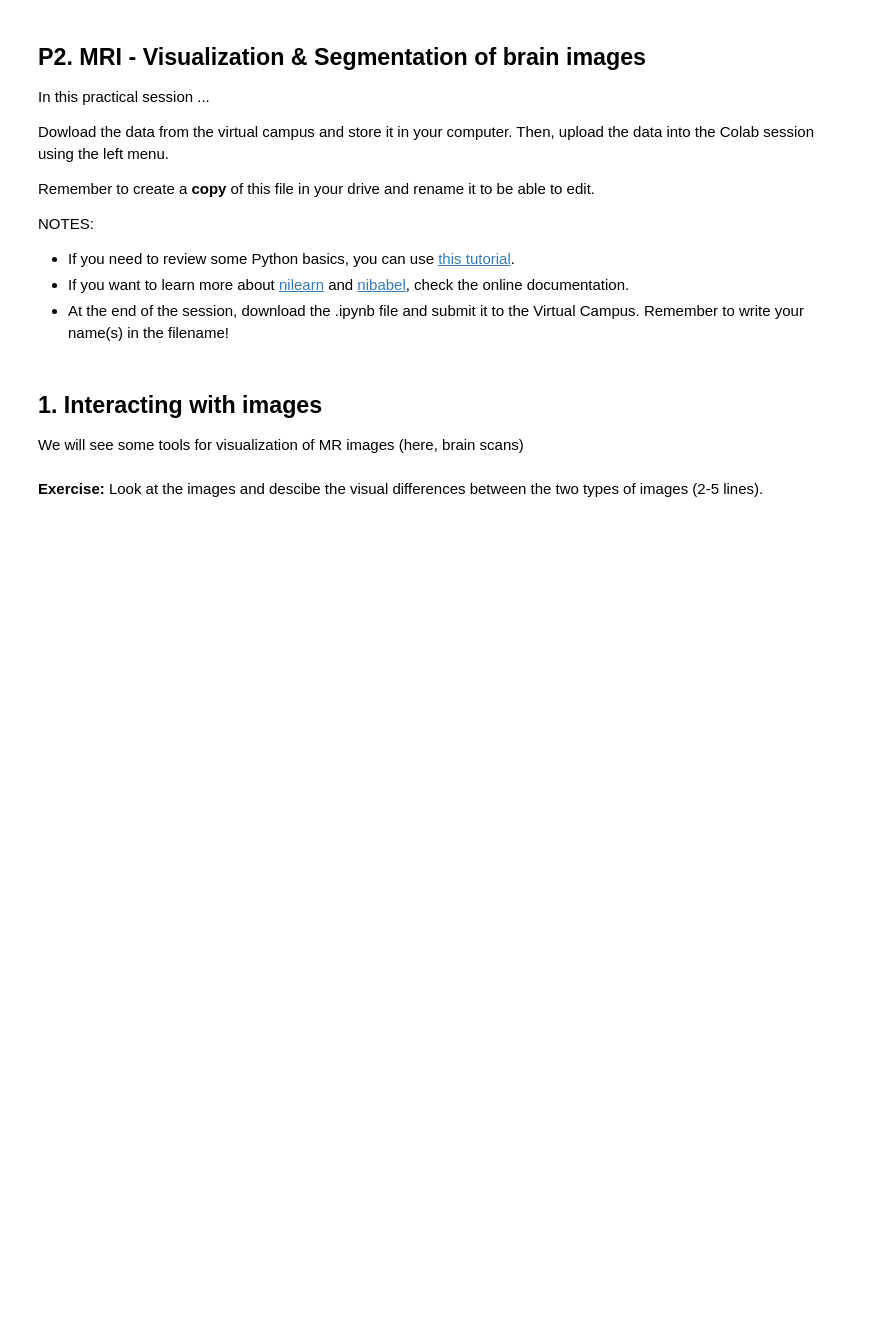
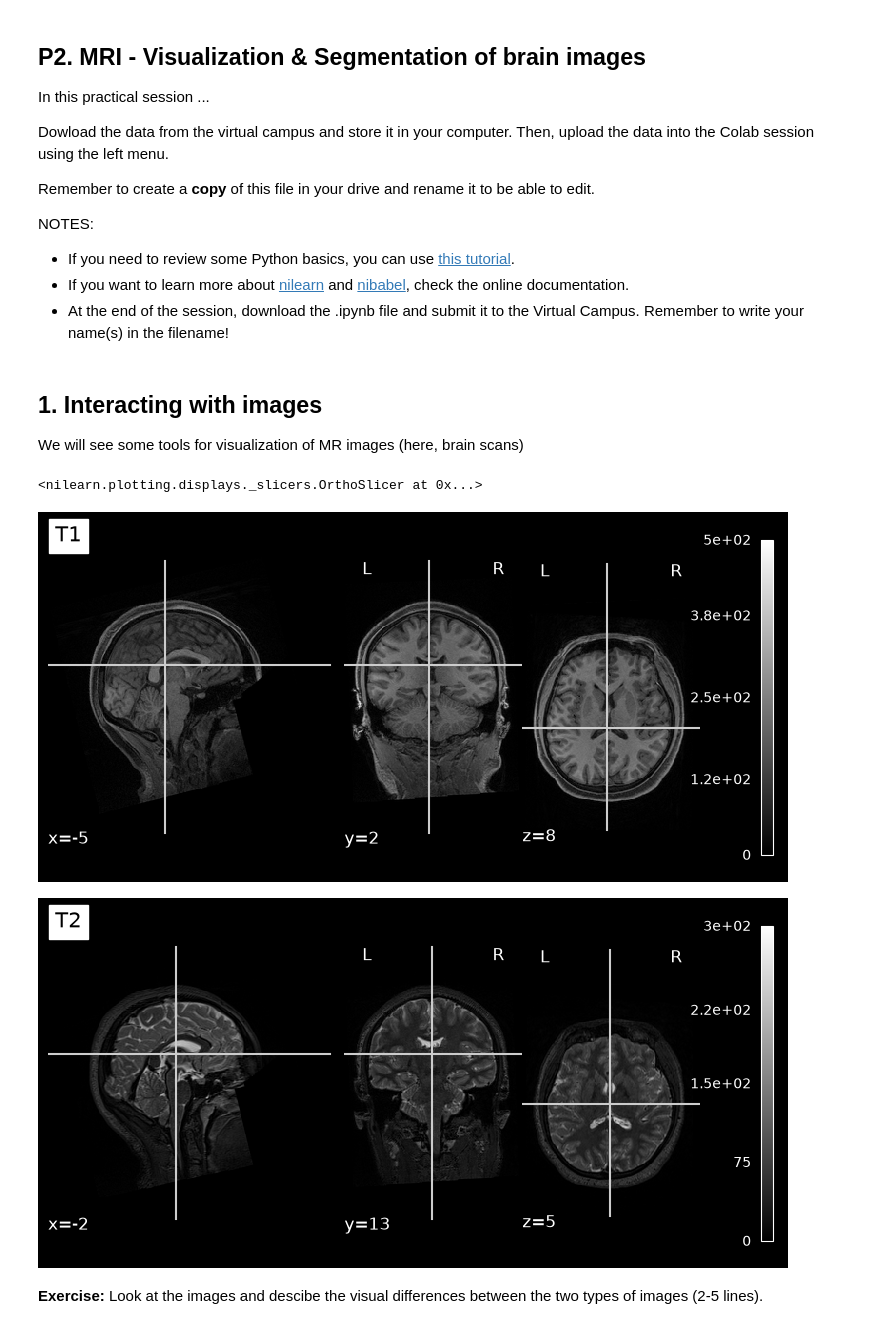
Before and after one commit to sacumesh/medical-imagining-labs, a Jupyter notebook: P2/Paiva-Sílvia_Lopez-Ivan_Mudiyanselage-Sachiththa_MHEDAS_MI_P2_exercises.ipynb, the cells around one changed output. Drawn from its saved outputs; the diff is of its cells as text; code cells hidden in the pictures; blank space fills up the shorter version.

```diff
--- a/P2/Paiva-Sílvia_Lopez-Ivan_Mudiyanselage-Sachiththa_MHEDAS_MI_P2_exercises.ipynb
+++ b/P2/Paiva-Sílvia_Lopez-Ivan_Mudiyanselage-Sachiththa_MHEDAS_MI_P2_exercises.ipynb
@@ -41,18 +41,22 @@ import nibabel as nib
 import nilearn
 from nilearn import plotting
 # %%
-T1_filename = 'example_T1w.nii.gz' # The name of the image file that we want to plot
-T2_filename = 'example_T2w.nii.gz'
+T1_filename = 'data_MHEDAS_MI_P1/example_T1w.nii.gz' # The name of the image file that we want to plot
+T2_filename = 'data_MHEDAS_MI_P1/example_T2w.nii.gz'
 T1_img = nib.load (T1_filename)
 T2_img = nib.load (T2_filename)
 
 # need to grab data arrays
 T1_data = T1_img.get_fdata()
 T2_data = T2_img.get_fdata()
 
 # plot
 plotting.plot_anat(T1_filename, title="T1", vmax=500)
 plotting.plot_anat(T2_filename, title="T2", vmax=300)
+# %% [output]
+<nilearn.plotting.displays._slicers.OrthoSlicer at 0x...>
+[figure, added]
+[figure, added]
 # %% [markdown]
 **Exercise:** Look at the images and descibe the visual differences between the two types of images (2-5 lines).
 # %% [markdown]
```
